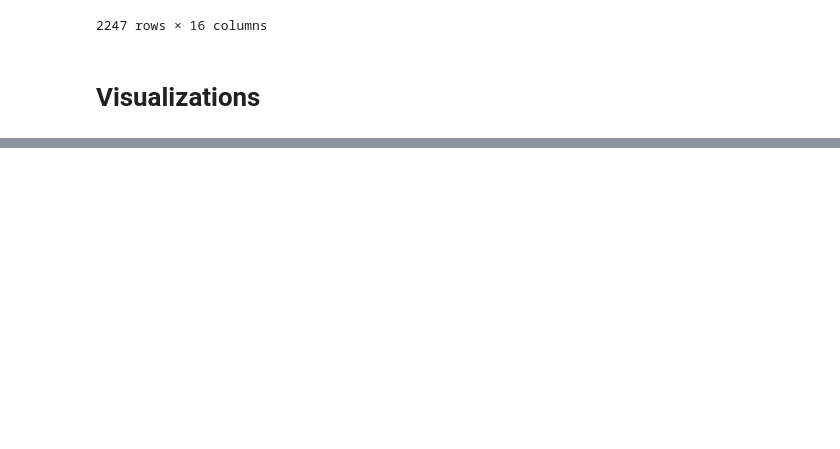
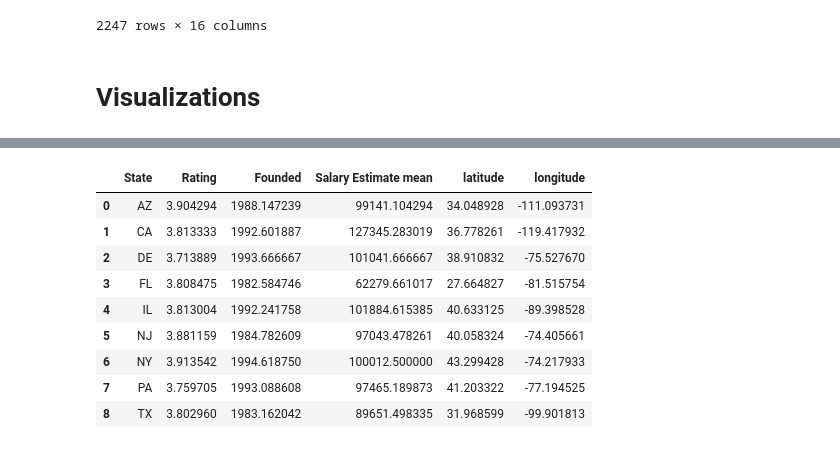
Before and after one commit to Hanuro/data-engineer-jobs-analysis, a Jupyter notebook: research/assets/dataviz/dataengineer.ipynb, the cells around one changed output, grey strips where cells are left out. Saved outputs shown, nothing was run; the diff lists cells and outputs as text; code cells hidden in the pictures; blank space fills up the shorter version.

```diff
--- a/research/assets/dataviz/dataengineer.ipynb
+++ b/research/assets/dataviz/dataengineer.ipynb
@@ -12,7 +12,7 @@ from scripts import loctocord
 # %% [markdown]
 # Pre-processing
 # %%
-loc_generator_df = pd.read_csv('american_countries/world_country_and_usa_states_latitude_and_longitude_values.csv')
+loc_generator_df = pd.read_csv('dataset/world_country_and_usa_states_latitude_and_longitude_values.csv')
 # %%
 loc_generator_df
 # %% [output]
@@ -313,3 +299,18 @@ fig.show()
+# %%
+map_df = df.groupby(['State']).mean().reset_index()
+# %%
+map_df
+# %% [output]
+|  | State | Rating | Founded | Salary Estimate mean | latitude | longitude |
+| 0 | AZ | 3.904294 | 1988.147239 | 99141.104294 | 34.048928 | -111.093731 |
+| 1 | CA | 3.813333 | 1992.601887 | 127345.283019 | 36.778261 | -119.417932 |
+| 2 | DE | 3.713889 | 1993.666667 | 101041.666667 | 38.910832 | -75.527670 |
+| 3 | FL | 3.808475 | 1982.584746 | 62279.661017 | 27.664827 | -81.515754 |
+| 4 | IL | 3.813004 | 1992.241758 | 101884.615385 | 40.633125 | -89.398528 |
+| 5 | NJ | 3.881159 | 1984.782609 | 97043.478261 | 40.058324 | -74.405661 |
+| 6 | NY | 3.913542 | 1994.618750 | 100012.500000 | 43.299428 | -74.217933 |
+| 7 | PA | 3.759705 | 1993.088608 | 97465.189873 | 41.203322 | -77.194525 |
+| 8 | TX | 3.802960 | 1983.162042 | 89651.498335 | 31.968599 | -99.901813 |
 # %%
 import plotly.graph_objects as go
 
```
Also changed, not shown: parts of 11 cells of this notebook, 3 other files.
